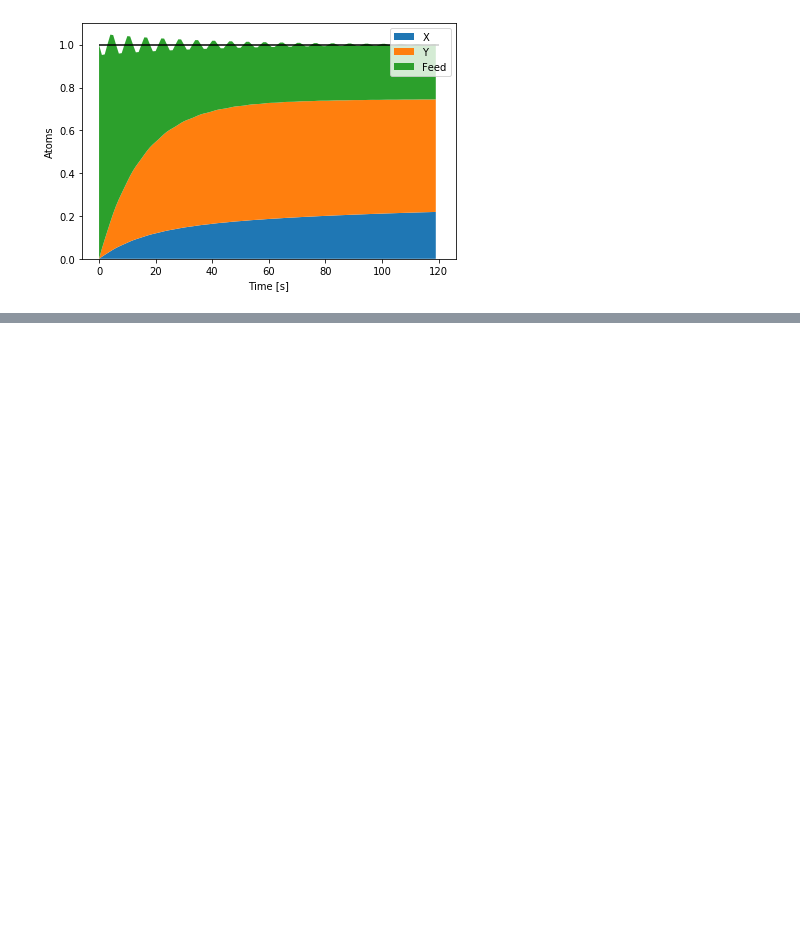
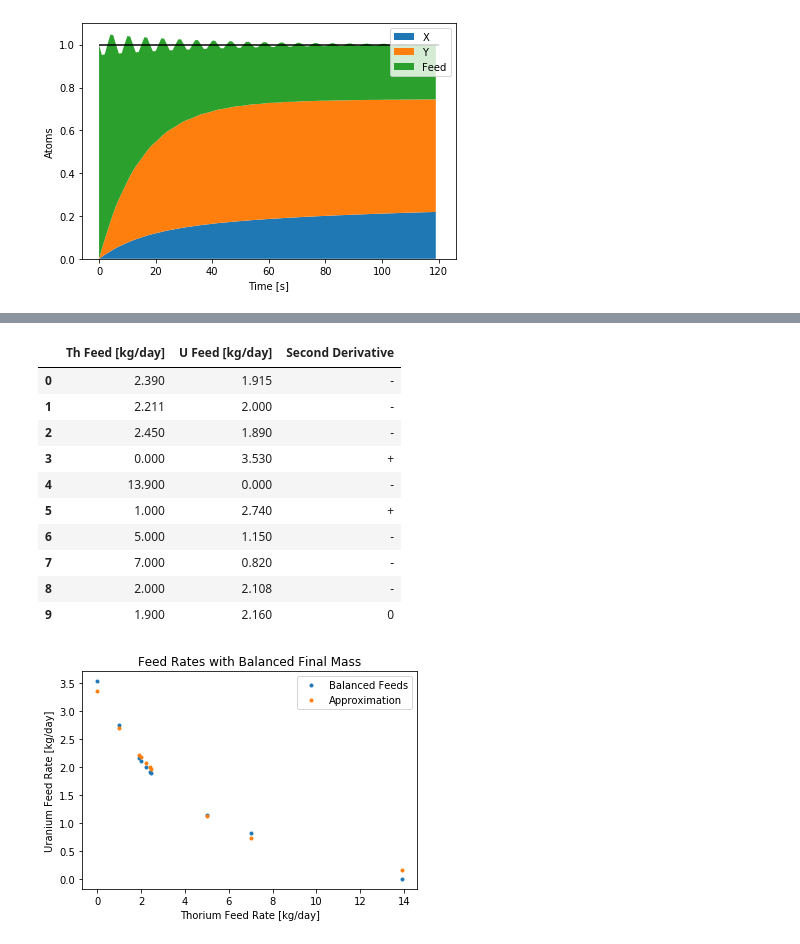
Before and after one commit to arfc/msr-neutronics, a Jupyter notebook: msr-flows/Notes/mass_balance.ipynb, the cells around one changed output, grey strips where cells are left out. Saved outputs shown, nothing was run; the diff lists cells and outputs as text; code cells hidden in the pictures; blank space fills up the shorter version.

```diff
--- a/msr-flows/Notes/mass_balance.ipynb
+++ b/msr-flows/Notes/mass_balance.ipynb
@@ -465,0 +494,29 @@ plt.show()
+# %%
+import pandas as pd
+import numpy as np
+import matplotlib.pyplot as plt
+
+Th_feed = [2.39, 2.211, 2.45, 0, 13.9, 1, 5, 7, 2, 1.9]
+U_feed  = [1.915, 2, 1.89, 3.53, 0, 2.74, 1.15, 0.82, 2.108, 2.16]
+secn_d  = ['-', '-', '-', '+', '-', '+', '-', '-', '-', '0']
+data_dict = {'Th Feed [kg/day]': Th_feed, 'U Feed [kg/day]': U_feed, 'Second Derivative': secn_d}
+plt.plot(Th_feed, U_feed, linestyle='', marker='.', label='Balanced Feeds')
+plt.xlabel('Thorium Feed Rate [kg/day]')
+plt.ylabel('Uranium Feed Rate [kg/day]')
+plt.title('Feed Rates with Balanced Final Mass')
+plt.plot(Th_feed, [3.35*np.exp(-0.217*x) for x in Th_feed], linestyle='', marker='.', label='Approximation')
+plt.legend()
+pd.DataFrame(data=data_dict)
+# %% [output]
+|  | Th Feed [kg/day] | U Feed [kg/day] | Second Derivative |
+| 0 | 2.390 | 1.915 | - |
+| 1 | 2.211 | 2.000 | - |
+| 2 | 2.450 | 1.890 | - |
+| 3 | 0.000 | 3.530 | + |
+| 4 | 13.900 | 0.000 | - |
+| 5 | 1.000 | 2.740 | + |
+| 6 | 5.000 | 1.150 | - |
+| 7 | 7.000 | 0.820 | - |
+| 8 | 2.000 | 2.108 | - |
+| 9 | 1.900 | 2.160 | 0 |
+[figure, added]
```
Also changed, not shown: parts of 4 cells of this notebook, 3 other files.
